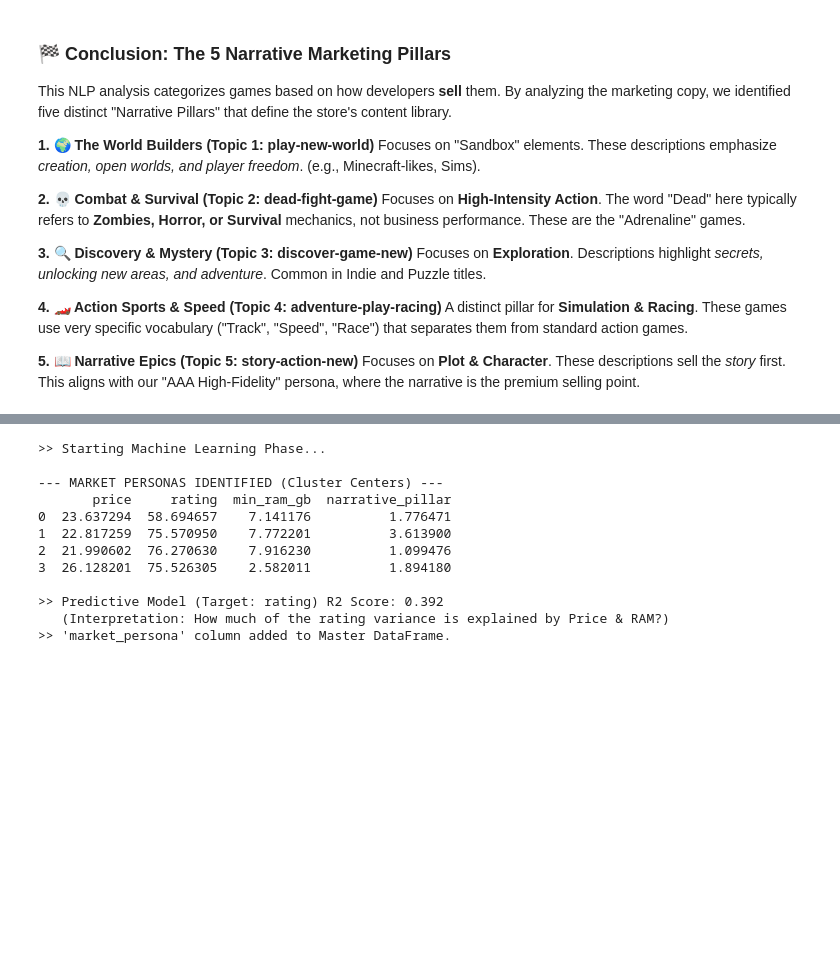
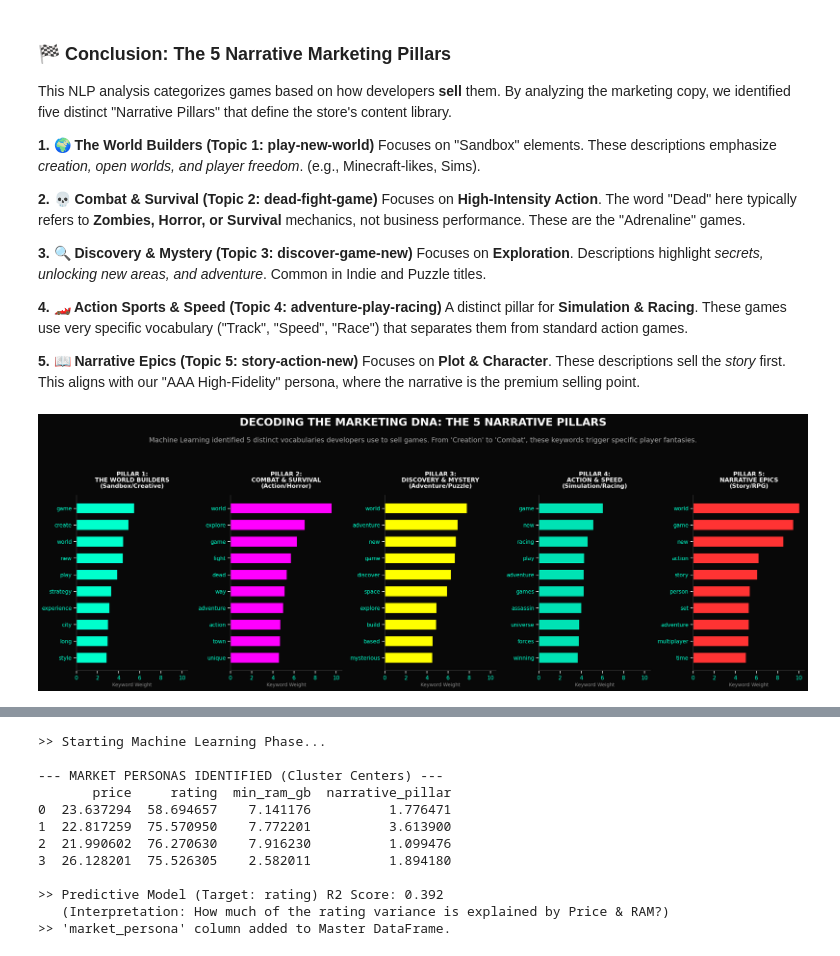
Before and after one commit to eduardocornelsen/epic-store-analysis, a Jupyter notebook: notebooks/epic_notebook.ipynb, the cells around one changed output, grey strips where cells are left out. Drawn from its saved outputs; the diff is of its cells as text; code cells hidden in the pictures; blank space fills up the shorter version.

```diff
--- a/notebooks/epic_notebook.ipynb
+++ b/notebooks/epic_notebook.ipynb
@@ -436,3 +471,81 @@ A distinct pillar for **Simulation & Racing**. These games use very specific voc
 
 **5. 📖 Narrative Epics (Topic 5: story-action-new)**
 Focuses on **Plot & Character**. These descriptions sell the *story* first. This aligns with our "AAA High-Fidelity" persona, where the narrative is the premium selling point.
+# %%
+# ==============================================================================
+# BLOCK 4.1: VISUALIZING THE NARRATIVE PILLARS (TOPIC WORD WEIGHTS)
+# ==============================================================================
+
+def plot_top_words(model, feature_names, n_top_words):
+    fig, axes = plt.subplots(1, 5, figsize=(22, 7), sharex=True)
+    axes = axes.flatten()
+
+    # 1. DEFINE DESCRIPTIVE TOPIC NAMES (Storytelling)
+    # These names are derived from the top keywords in each cluster
+    topic_labels = [
+        "PILLAR 1:\nTHE WORLD BUILDERS\n(Sandbox/Creative)",
+        "PILLAR 2:\nCOMBAT & SURVIVAL\n(Action/Horror)",
+        "PILLAR 3:\nDISCOVERY & MYSTERY\n(Adventure/Puzzle)",
+        "PILLAR 4:\nACTION & SPEED\n(Simulation/Racing)",
+        "PILLAR 5:\nNARRATIVE EPICS\n(Story/RPG)"
+    ]
+
+    # Cyberpunk Colors corresponding to previous graphs where possible
+    colors = ['#00ffcc', '#ff00ff', '#ffff00', '#00e2b4', '#ff3333']
+
+    for topic_idx, topic in enumerate(model.components_):
+        top_features_ind = topic.argsort()[:-n_top_words - 1:-1]
+        top_features = [feature_names[i] for i in top_features_ind]
+        weights = topic[top_features_ind]
+
+        ax = axes[topic_idx]
+        ax.barh(top_features, weights, height=0.6, color=colors[topic_idx % len(colors)], edgecolor='none')
+
+        # Set Descriptive Title
+        ax.set_title(topic_labels[topic_idx], fontdict={'fontsize': 12, 'fontweight': 'bold', 'color': 'white'}, pad=15)
+
+        ax.invert_yaxis()
+        ax.tick_params(axis='both', which='major', labelsize=11, labelcolor='#00ffcc')
+
+        # Clean Borders
+        ax.spines['top'].set_visible(False)
+        ax.spines['right'].set_visible(False)
+        ax.spines['left'].set_color('#333333')
+        ax.spines['bottom'].set_color('#333333')
+        ax.set_xlabel('Keyword Weight', color='#888888', fontsize=10)
+
+    # 2. STORYTELLING HEADERS
+    plt.suptitle('DECODING THE MARKETING DNA: THE 5 NARRATIVE PILLARS',
+                 fontsize=22, fontweight='bold', color='white', y=1.12)
+
+    fig.text(0.5, 1.02,
+             "Machine Learning identified 5 distinct vocabularies developers use to sell games. "
+             "From 'Creation' to 'Combat', these keywords trigger specific player fantasies.",
+             ha='center', fontsize=14, color='#aaaaaa')
+
+    plt.tight_layout()
+    plt.show()
+
+# Run the Plot
+feature_names = tfidf.get_feature_names_out()
+plot_top_words(lda, feature_names, 10)
+
+# ------------------------------------------------------------------
+# INSIGHTS
+# ------------------------------------------------------------------
+
+txt = """
+### 🗣️ Insight: The Language of Conversion
+Our NLP model analyzed thousands of game descriptions to cluster them into **5 Strategic Pillars**. This isn't just text; it's the **psychological hook** used to convert browsers into buyers.
+
+*   **🌍 Pillar 1 (The World Builders):** Dominated by *Create, World, City, Build*. This targets the **Agency** fantasy (Sims, Minecraft).
+*   **💀 Pillar 2 (Combat & Survival):** Triggers urgency with *Dead, Fight, Evil, Survive*. Targets the **Adrenaline** fantasy.
+*   **🔍 Pillar 3 (Discovery):** Soft, intriguing words like *Mystery, Space, Discover*. Targets the **Curiosity** fantasy (Indies).
+*   **🏎️ Pillar 4 (Action & Speed):** Highly technical verbs like *Race, Win, Force, Speed*. Targets the **Mastery** fantasy.
+*   **📖 Pillar 5 (Narrative Epics):** Focuses on emotional connection: *Story, Character, Life, Soul*. Targets the **Immersion** fantasy (RPGs).
+
+**UXR Strategy:** Use these keywords to tag games automatically. If a user buys a "Pillar 1" game, our recommendation engine should prioritize other "Creative" titles, regardless of genre.
+"""
+display(Markdown(txt))
+# %% [output]
+[figure, added]
```
Also changed, not shown: parts of 22 cells of this notebook, 23 other files.
